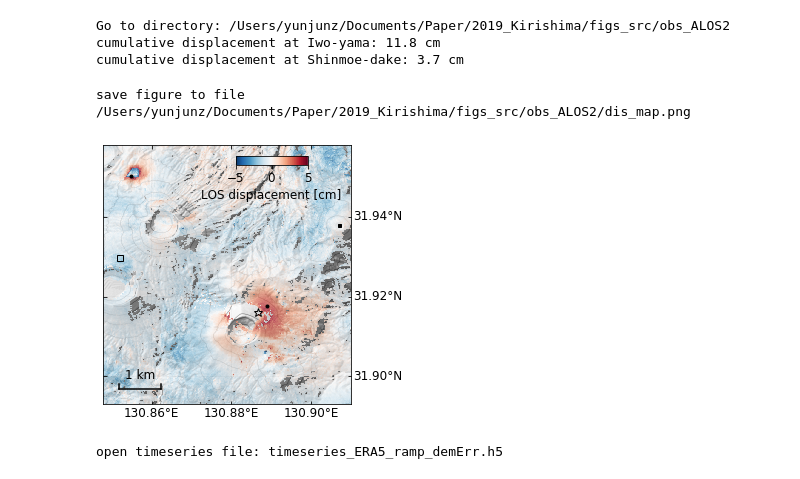
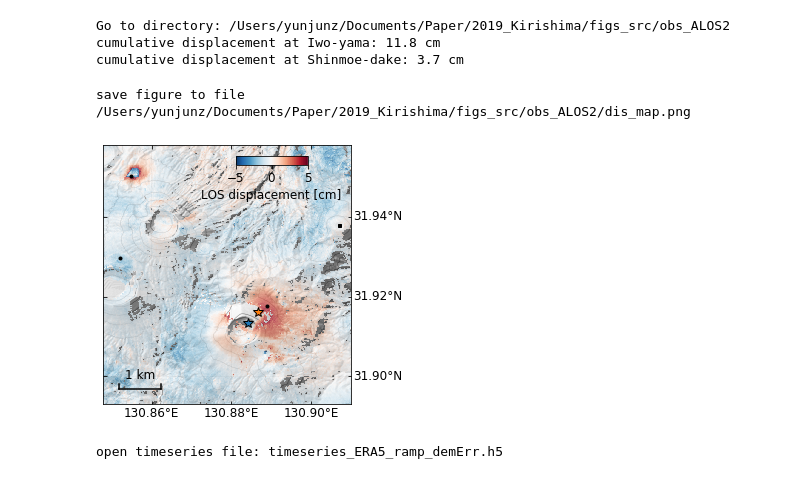
Before and after one commit to geodesymiami/2021-Kirishima, a Jupyter notebook: Fig_5_observation_ALOS2.ipynb, the cells around one changed output. Drawn from its saved outputs; the diff is of its cells as text; code cells hidden in the pictures.

```diff
--- a/Fig_5_observation_ALOS2.ipynb
+++ b/Fig_5_observation_ALOS2.ipynb
@@ -26,6 +26,7 @@ unw_file = os.path.join(data_dir, '{}.unw'.format(atr['DATE12']))
 lalo_iwo = [31.9502, 130.8548]
 lalo_shinmoe = [31.9176, 130.8889]
 lalo_ref = [31.9296, 130.8522] #[31.9172, 130.8472]
+lalo_list = [lalo_ref, lalo_shinmoe, lalo_iwo]
 
 phase2range = -1 * float(atr['WAVELENGTH']) / (4 * np.pi)
 unw = readfile.read(unw_file)[0] * phase2range * 100. #cm
@@ -35,11 +36,16 @@ print('cumulative displacement at Iwo-yama: {:.1f} cm'.format(unw[y, x]))
 y, x  = coord.geo2radar(lalo_shinmoe[0], lalo_shinmoe[1])[0:2]
 print('cumulative displacement at Shinmoe-dake: {:.1f} cm'.format(unw[y, x]))
 
-inv_dir = os.path.expanduser('~/insarlab/Kirishima/Model/Shinmoe2017pre')
-inv_file = os.path.join(inv_dir, 'invert_1_T/KirishimaAlos2DT23_20150209_20170918.h5')
-inv_atr = readfile.read_attribute(inv_file)
-inv_lat = float(inv_atr['MCTG_LAT'])
-inv_lon = float(inv_atr['MCTG_LON'])
+# inversion result for the 2017pre
+inv_file_2017pre = os.path.expanduser('~/insarlab/Kirishima/Model/Shinmoe2017pre/invert_1_T/KirishimaAlos2DT23_20150209_20170918.h5')
+inv_atr_2017pre = readfile.read_attribute(inv_file_2017pre)
+inv_lat_2017pre = float(inv_atr_2017pre['MCTG_LAT'])
+inv_lon_2017pre = float(inv_atr_2017pre['MCTG_LON'])
+# inversion result for the 2008post
+inv_file_2008post = os.path.expanduser('~/insarlab/Kirishima/Model/Shinmoe2008post/invert_1_2_C/ShinmoeAlosDT73_20081012_20100302.h5')
+inv_atr_2008post = readfile.read_attribute(inv_file_2008post)
+inv_lat_2008post = float(inv_atr_2008post['CDMN_LAT'])
+inv_lon_2008post = float(inv_atr_2008post['CDMN_LON'])
 # %% [output]
 Go to directory: /Users/yunjunz/Documents/Paper/2019_Kirishima/figs_src/obs_ALOS2
 cumulative displacement at Iwo-yama: 11.8 cm
@@ -54,40 +60,39 @@ opt += ' -c RdBu_r --wrap --wrap-range -5 5 -u cm '
 opt += ' --notitle --fontsize 12 --ref-size 3 --lalo-step 0.02 --nocbar --alpha 0.7 '
 opt += ' --lalo-loc 0 1 0 1'
 opt += ' --scalebar 0.25 0.15 0.06 --scalebar-pad 0.05 '
 opt += ' --noverbose --shade-az 315 '
 
 # velocity map with DEM background
 cmd = 'view.py {f} {o}'.format(f=unw_file, o=opt)
 data, atr, inps = view.prep_slice(cmd)
 ax, inps, im, cbar = view.plot_slice(ax, data, atr, inps)
 
 # point of interest
-lalo_list = [lalo_ref, lalo_shinmoe, lalo_iwo]
-m_list = ['s','.','.']
-ax.plot(lalo_list[0][1], lalo_list[0][0], "ks".format(m), mew=1., ms=6, mfc='none')
-ax.plot(lalo_list[1][1], lalo_list[1][0], "k.".format(m), mew=1., ms=6)
-ax.plot(lalo_list[2][1], lalo_list[2][0], "k.".format(m), mew=1., ms=6)
+ax.plot(lalo_list[0][1], lalo_list[0][0], "k.", mew=1., ms=6)
+ax.plot(lalo_list[1][1], lalo_list[1][0], "k.", mew=1., ms=6)
+ax.plot(lalo_list[2][1], lalo_list[2][0], "k.", mew=1., ms=6)
 
 # optimal model location
-ax.plot(inv_lon, inv_lat, 'k*', ms=9, fillstyle='none')
+ax.plot(inv_lon_2017pre, inv_lat_2017pre, 'k*', mfc=pp.mplColors[1], ms=10, linewidth=0.5, fillstyle='full')  #for the 2017 eruption
+ax.plot(inv_lon_2008post, inv_lat_2008post, 'k*', mfc=pp.mplColors[0], ms=10, linewidth=0.5, fillstyle='full')  #for the 2017 eruption
 
 fig.subplots_adjust(wspace=0.05, left=0.05, right=0.95, top=0.95, bottom=0.05)
 
 # colorbar
 #cax = fig.add_axes([0.1, 0.08, 0.03, 0.4])
 cax = fig.add_axes([0.53, 0.88, 0.25, 0.03])
 cbar = plt.colorbar(im, cax=cax, orientation='horizontal')#, ticks=[-2.5, 0, 2.5])
 cbar.ax.tick_params(labelsize=font_size)
 cbar.set_label('LOS displacement [cm]', fontsize=font_size)
 
 # output
 out_file = os.path.abspath('dis_map.png')
 plt.savefig(out_file, bbox_inches='tight', transparent=True, dpi=fig_dpi)
 print('save figure to file', out_file)
 plt.show()
 # %% [output]
 save figure to file /Users/yunjunz/Documents/Paper/2019_Kirishima/figs_src/obs_ALOS2/dis_map.png
-[figure, old version]
+[figure, new version]
 # %%
 ## Read displacement time-series at points of interest
 obj = timeseries(ts_file)
```
Also changed, not shown: parts of 1 cell of this notebook, 4 other files.
